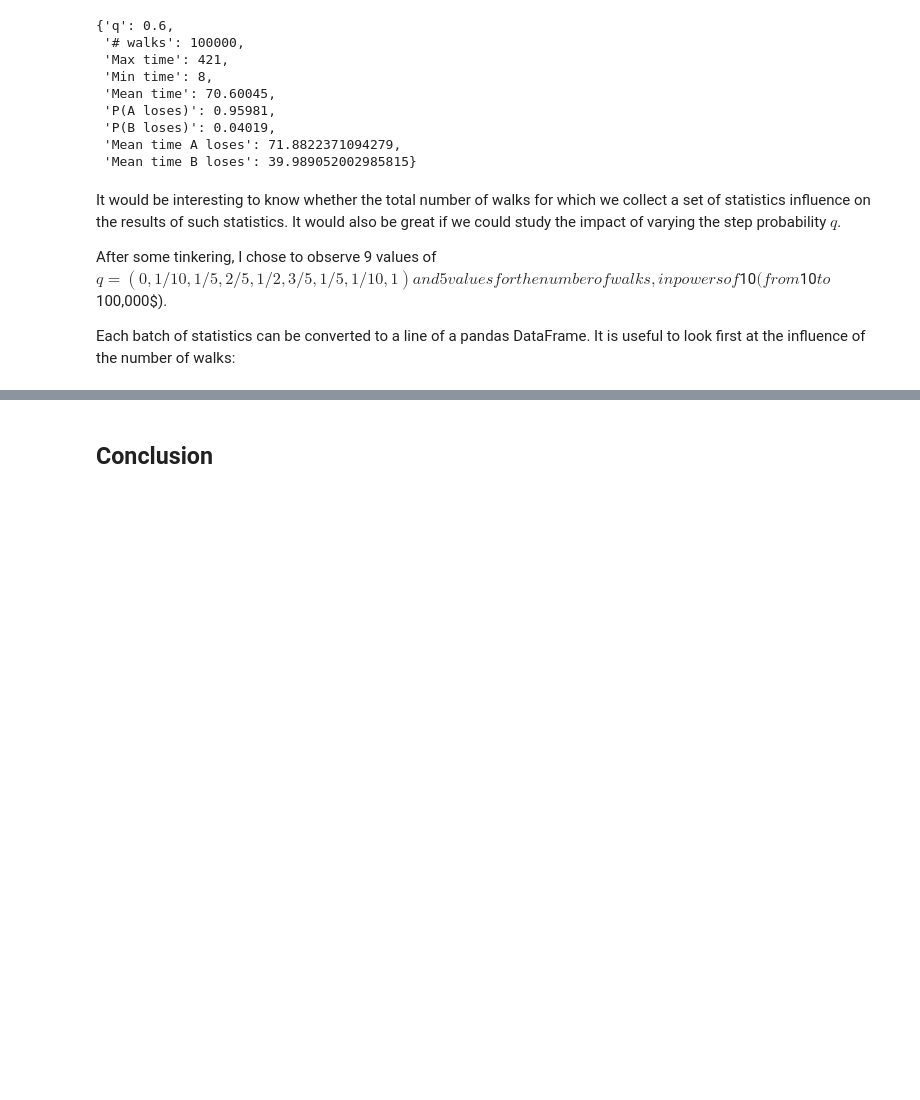
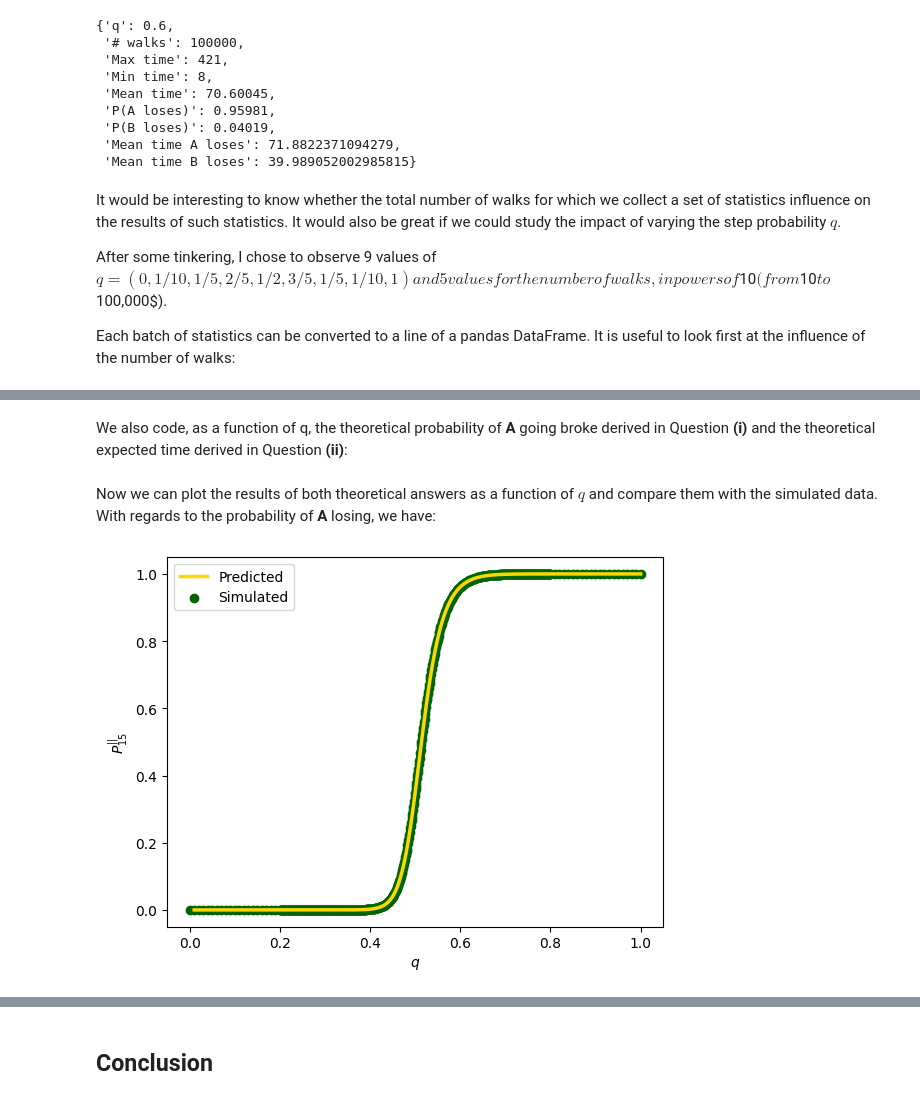
Before and after one commit to hmfelix/asym-rnd-wlk, a Jupyter notebook: asym-rnd-wlk.ipynb, the cells around one changed output, grey strips where cells are left out. Drawn from its saved outputs; the diff is of its cells as text; code cells hidden in the pictures; blank space fills up the shorter version.

```diff
--- a/asym-rnd-wlk.ipynb
+++ b/asym-rnd-wlk.ipynb
@@ -362,0 +381,49 @@ for q in q_values:
+# %%
+q_values = list(np.arange(0,0.2,0.01)) + list(np.arange(0.2,0.8,0.001)) + list(np.arange(0.8,1.01,0.01))
+df_walks = []
+
+for q in q_values:
+    list_walks = summarize_walks(n=100000, q=q)
+    df_walks.append(list_walks)
+
+df_walks = pd.DataFrame(df_walks)
+# %% [markdown]
+We also code, as a function of q, the theoretical probability of **A** going broke derived in Question **(i)** and the theoretical expected time derived in Question **(ii)**:
+# %%
+def P_15(q):
+    if (q != 0 and np.round(q,3) != 0.5):
+        result = ( ((1 - q)/q)**8 - 1 )  /  ( ((1 - q)/q)**23 - 1 )
+    if np.round(q,3) == 0.5:
+        result = 8/23
+    if q == 0:
+        result = np.nan
+    return result
+
+def E_T(q):
+    C = P_15(q)
+    if np.round(q,3) != 0.5:
+        result = ( -15*C + 8*(1 - C) )  /  ( 2*(1 - q) - 1 )
+    else:
+        result = 8*15
+    return result
+# %% [markdown]
+Now we can plot the results of both theoretical answers as a function of $q$ and compare them with the simulated data. With regards to the probability of **A** losing, we have:
+# %%
+q = df_walks['q']
+y_predicted = [P_15(x) for x in q]
+y_simulated = df_walks["P(A loses)"]
+
+# plot series
+plt.plot(q, y_predicted, label="Predicted", linestyle='-', color="gold", linewidth=2.5)
+plt.scatter(q, y_simulated, label="Simulated", color="darkgreen")
+
+# plot aesthetics
+plt.legend()
+plt.xlabel("$q$")
+plt.ylabel("$P_{15}^{||}$")
+
+# call graphics and close
+plt.show()
+plt.close()
+# %% [output]
+[figure, added]
```
Also changed, not shown: parts of 7 cells of this notebook, 1 other file.
